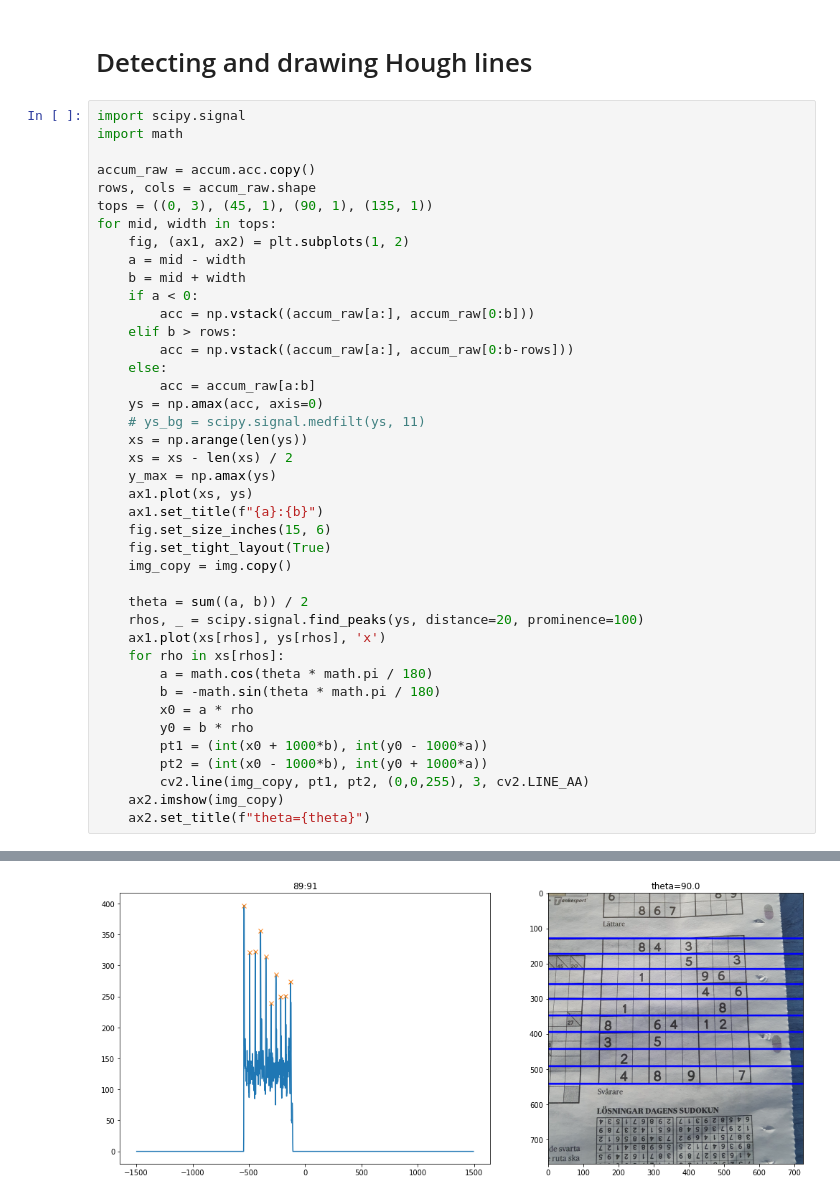
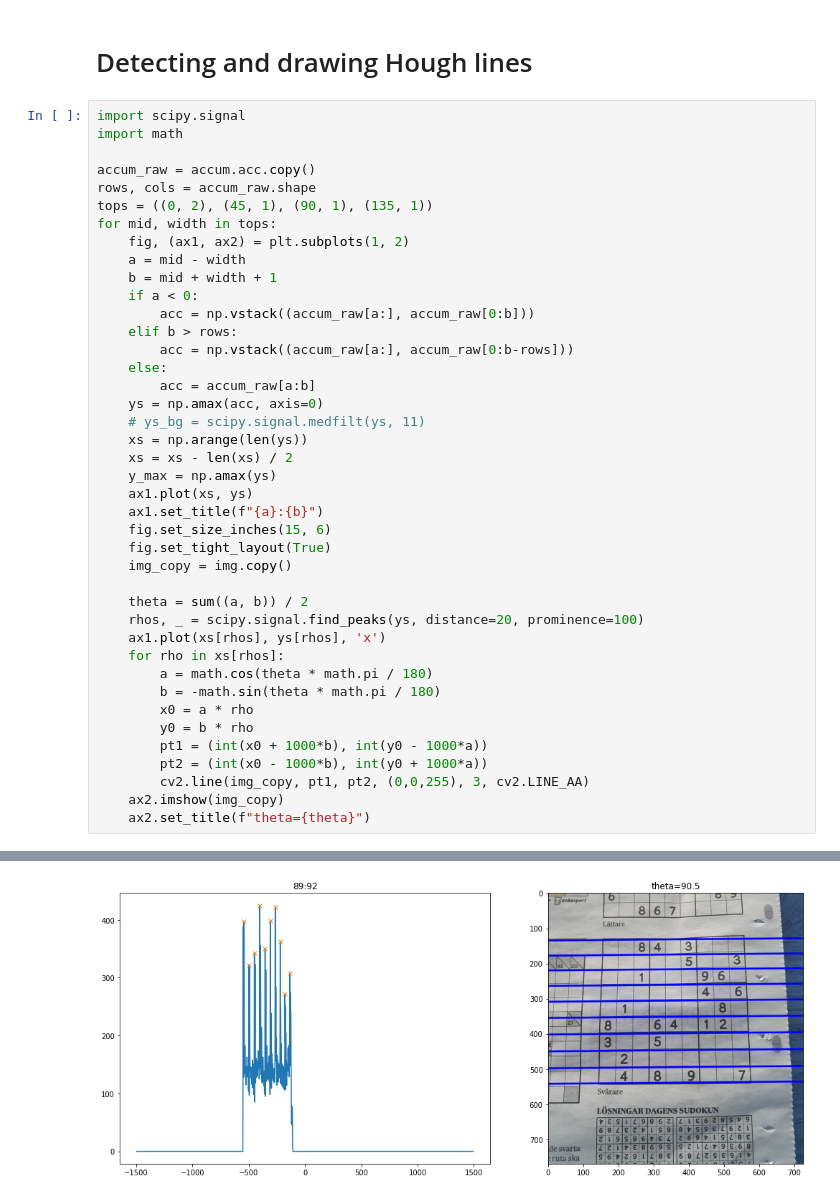
Before and after one commit to emanuelen5/sudoku-solver, a Jupyter notebook: hough.ipynb, the cells around one changed output, grey strips where cells are left out. Saved outputs shown, nothing was run; the diff lists cells and outputs as text.

```diff
--- a/hough.ipynb
+++ b/hough.ipynb
@@ -213,11 +213,11 @@ import math
 
 accum_raw = accum.acc.copy()
 rows, cols = accum_raw.shape
-tops = ((0, 3), (45, 1), (90, 1), (135, 1))
+tops = ((0, 2), (45, 1), (90, 1), (135, 1))
 for mid, width in tops:
     fig, (ax1, ax2) = plt.subplots(1, 2)
     a = mid - width
-    b = mid + width
+    b = mid + width + 1
     if a < 0:
         acc = np.vstack((accum_raw[a:], accum_raw[0:b]))
     elif b > rows:
@@ -254 +254 @@ for mid, width in tops:
-[figure, old version]
+[figure, new version]
```
Also changed, not shown: parts of 1 cell of this notebook.
